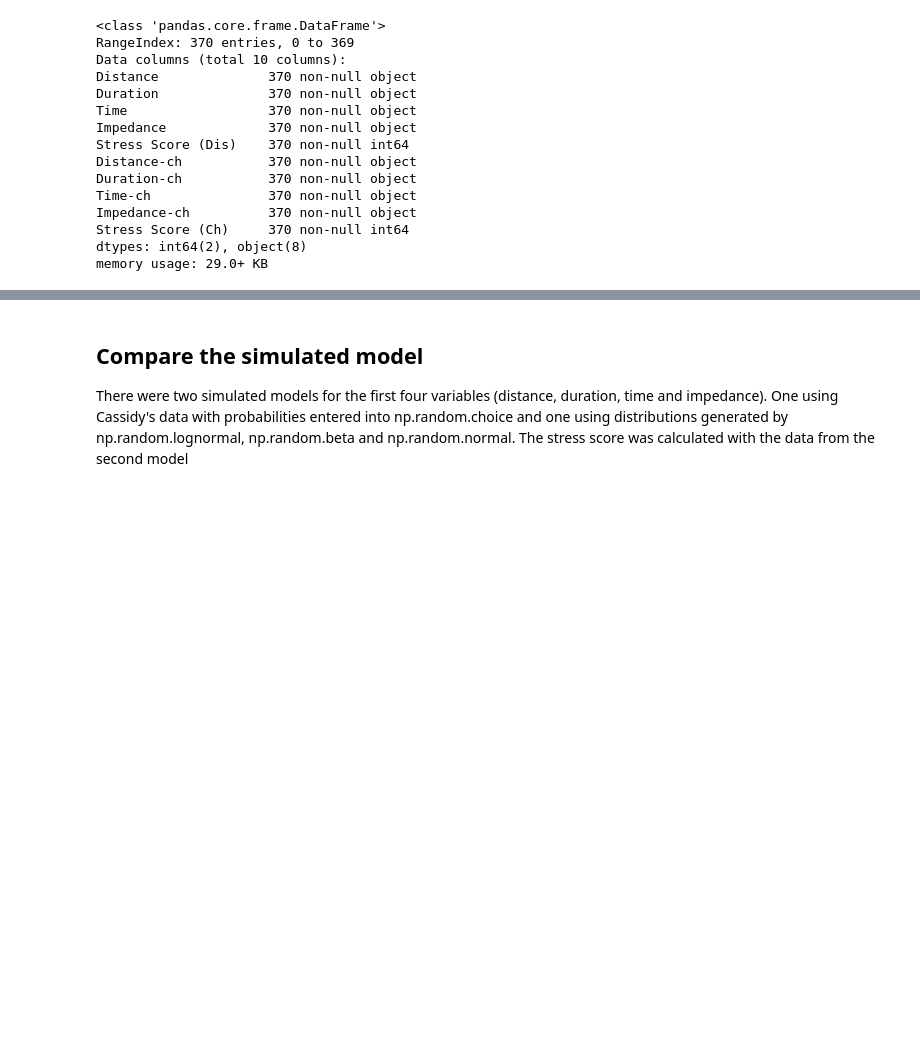
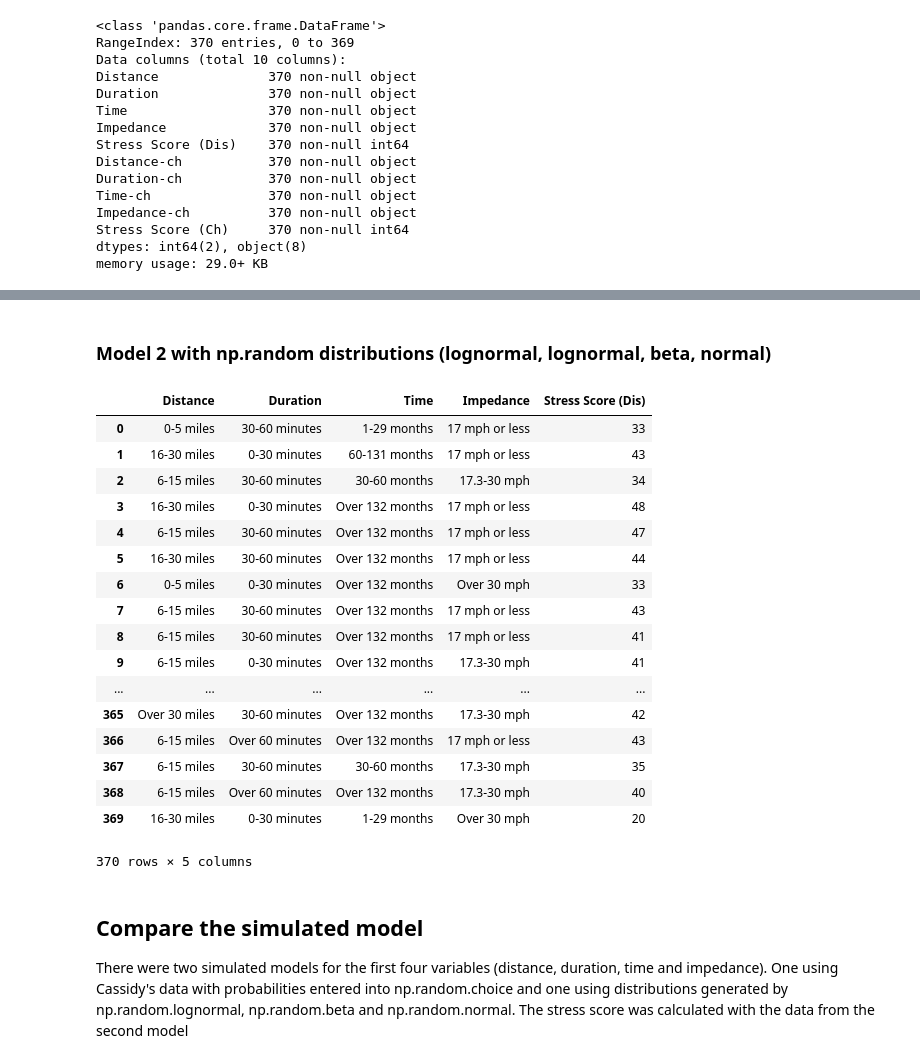
Before and after one commit to Osheah/commute-stress, a Jupyter notebook: commute-stress.ipynb, the cells around one changed output, grey strips where cells are left out. Cells and saved outputs as stored; diff of their text form; code cells hidden in the pictures; blank space fills up the shorter version.

```diff
--- a/commute-stress.ipynb
+++ b/commute-stress.ipynb
@@ -2051,3 +2070,26 @@ dtype: int64
+# %% [markdown]
+### Model 2 with np.random distributions (lognormal, lognormal, beta, normal)
+# %%
+model2
+# %% [output]
+|  | Distance | Duration | Time | Impedance | Stress Score (Dis) |
+| 0 | 0-5 miles | 30-60 minutes | 1-29 months | 17 mph or less | 33 |
+| 1 | 16-30 miles | 0-30 minutes | 60-131 months | 17 mph or less | 43 |
+| 2 | 6-15 miles | 30-60 minutes | 30-60 months | 17.3-30 mph | 34 |
+| 3 | 16-30 miles | 0-30 minutes | Over 132 months | 17 mph or less | 48 |
+| 4 | 6-15 miles | 30-60 minutes | Over 132 months | 17 mph or less | 47 |
+| 5 | 16-30 miles | 30-60 minutes | Over 132 months | 17 mph or less | 44 |
+| 6 | 0-5 miles | 0-30 minutes | Over 132 months | Over 30 mph | 33 |
+| 7 | 6-15 miles | 30-60 minutes | Over 132 months | 17 mph or less | 43 |
+| 8 | 6-15 miles | 30-60 minutes | Over 132 months | 17 mph or less | 41 |
+| 9 | 6-15 miles | 0-30 minutes | Over 132 months | 17.3-30 mph | 41 |
+| ... | ... | ... | ... | ... | ... |
+| 365 | Over 30 miles | 30-60 minutes | Over 132 months | 17.3-30 mph | 42 |
+| 366 | 6-15 miles | Over 60 minutes | Over 132 months | 17 mph or less | 43 |
+| 367 | 6-15 miles | 30-60 minutes | 30-60 months | 17.3-30 mph | 35 |
+| 368 | 6-15 miles | Over 60 minutes | Over 132 months | 17.3-30 mph | 40 |
+| 369 | 16-30 miles | 0-30 minutes | 1-29 months | Over 30 mph | 20 |
+370 rows × 5 columns
 # %% [markdown]
 ## Compare the simulated model
 
```
Also changed, not shown: parts of 112 cells of this notebook.
